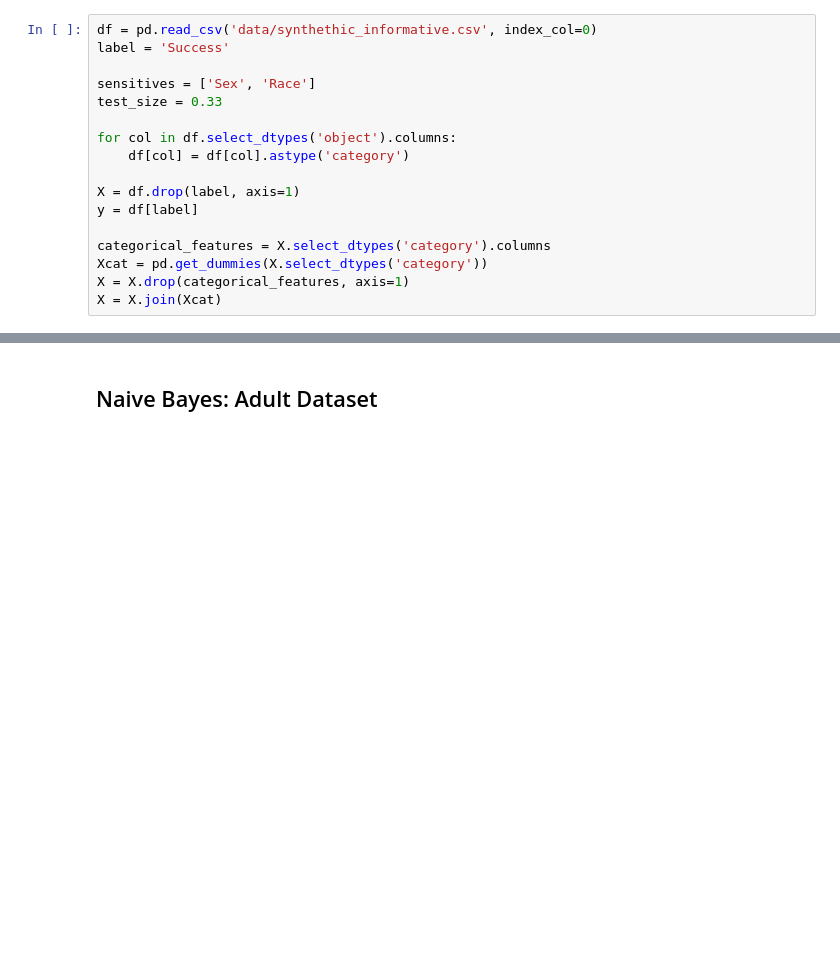
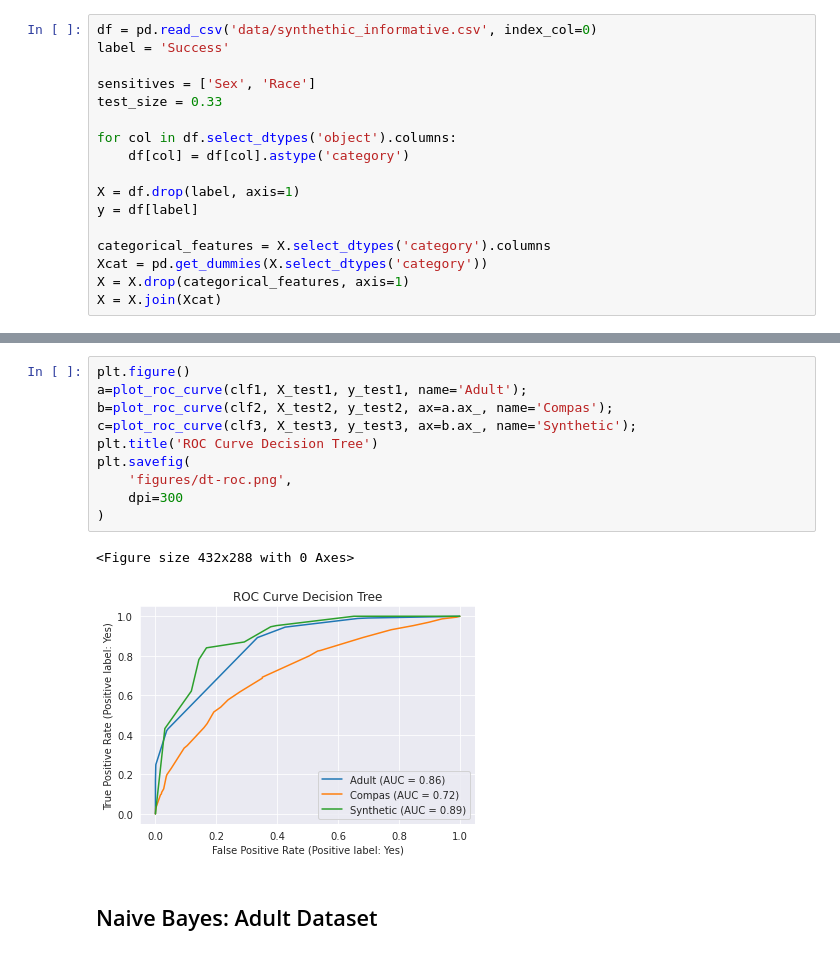
Before and after one commit to bcwein/Forseti, a Jupyter notebook: notebooks/intepretability.ipynb, the cells around one changed output, grey strips where cells are left out. Drawn from its saved outputs; the diff is of its cells as text; blank space fills up the shorter version.

```diff
--- a/notebooks/intepretability.ipynb
+++ b/notebooks/intepretability.ipynb
@@ -262,3 +224,16 @@ importance
+# %%
+plt.figure()
+a=plot_roc_curve(clf1, X_test1, y_test1, name='Adult');
+b=plot_roc_curve(clf2, X_test2, y_test2, ax=a.ax_, name='Compas');
+c=plot_roc_curve(clf3, X_test3, y_test3, ax=b.ax_, name='Synthetic');
+plt.title('ROC Curve Decision Tree')
+plt.savefig(
+    'figures/dt-roc.png',
+    dpi=300
+)
+# %% [output]
+<Figure size 432x288 with 0 Axes>
+[figure, added]
 # %% [markdown]
 ## Naive Bayes: Adult Dataset
 # %%
```
Also changed, not shown: parts of 47 cells of this notebook, 12 other files.
